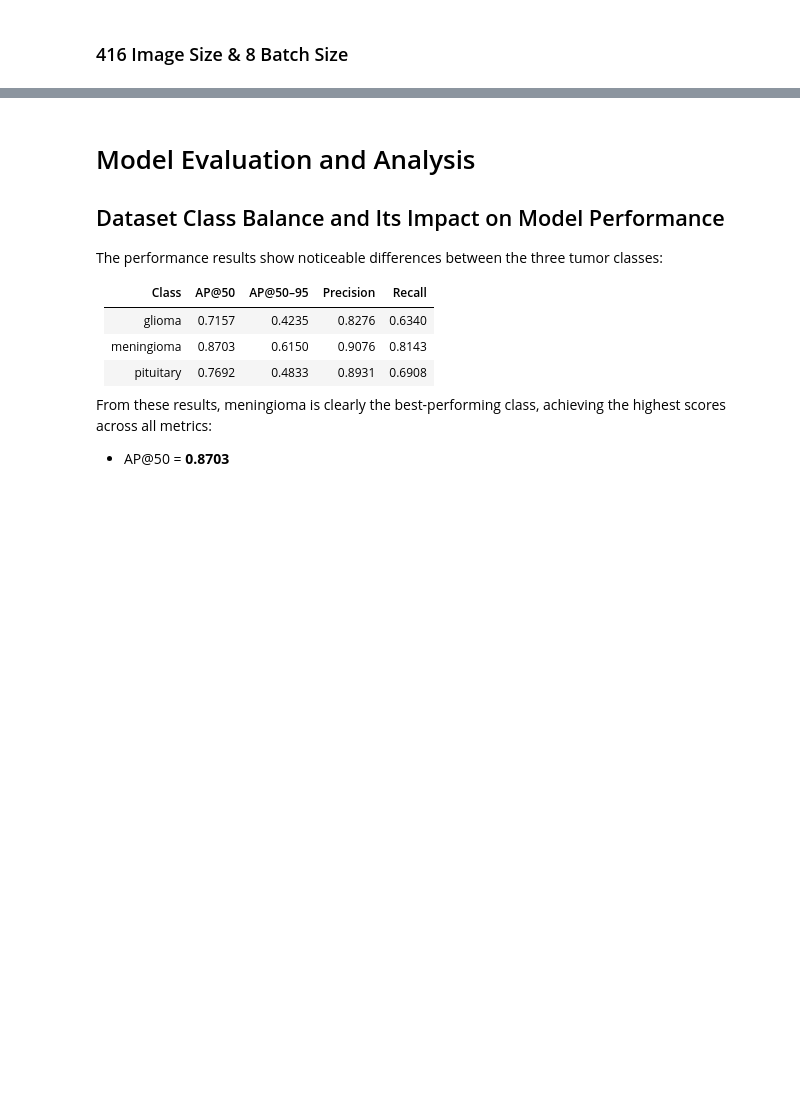
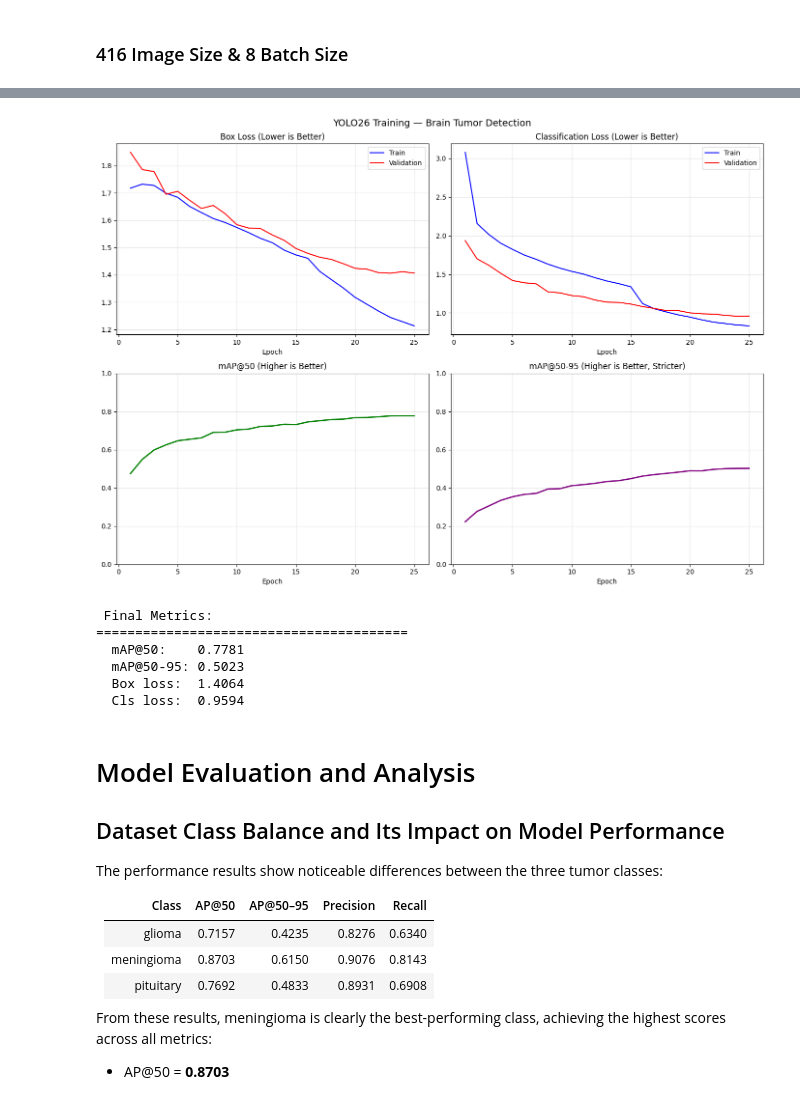
Before and after one commit to Sepehrman/mini-project-7, a Jupyter notebook: notebooks/notebook.ipynb, the cells around one changed output, grey strips where cells are left out. Cells and saved outputs as stored; diff of their text form; code cells hidden in the pictures; blank space fills up the shorter version.

```diff
--- a/notebooks/notebook.ipynb
+++ b/notebooks/notebook.ipynb
@@ -608,7 +606,7 @@ if os.path.exists(results_csv):
     axes[1, 1].set_ylim(0, 1)
     axes[1, 1].grid(True, alpha=0.3)
 
-    plt.suptitle('YOLOv8 Training — Brain Tumor Detection', fontsize=14)
+    plt.suptitle('YOLO26 Training — Brain Tumor Detection', fontsize=14)
     plt.tight_layout()
     plt.show()
 
@@ -879,34 +909,42 @@ if os.path.exists(results_csv):
     axes[0, 1].grid(True, alpha=0.3)
 
     # mAP@50
     axes[1, 0].plot(df['epoch'], df['metrics/mAP50(B)'],
                     color='green', linewidth=2)
     axes[1, 0].set_title('mAP@50 (Higher is Better)')
     axes[1, 0].set_xlabel('Epoch')
     axes[1, 0].set_ylim(0, 1)
     axes[1, 0].grid(True, alpha=0.3)
 
     # mAP@50-95
     axes[1, 1].plot(df['epoch'], df['metrics/mAP50-95(B)'],
                     color='purple', linewidth=2)
     axes[1, 1].set_title('mAP@50-95 (Higher is Better, Stricter)')
     axes[1, 1].set_xlabel('Epoch')
     axes[1, 1].set_ylim(0, 1)
     axes[1, 1].grid(True, alpha=0.3)
 
-    plt.suptitle('YOLOv8 Training — Brain Tumor Detection', fontsize=14)
+    plt.suptitle('YOLO26 Training — Brain Tumor Detection', fontsize=14)
     plt.tight_layout()
     plt.show()
 
     last = df.iloc[-1]
     print("\n Final Metrics:")
     print("=" * 40)
     print(f"  mAP@50:    {last['metrics/mAP50(B)']:.4f}")
     print(f"  mAP@50-95: {last['metrics/mAP50-95(B)']:.4f}")
     print(f"  Box loss:  {last['val/box_loss']:.4f}")
     print(f"  Cls loss:  {last['val/cls_loss']:.4f}")
 else:
     print(" results.csv not found.")
+# %% [output]
+[figure, added]
+ Final Metrics:
+========================================
+  mAP@50:    0.7781
+  mAP@50-95: 0.5023
+  Box loss:  1.4064
+  Cls loss:  0.9594
 # %% [markdown]
 # Model Evaluation and Analysis
 
```
Also changed, not shown: parts of 10 cells of this notebook, 33 other files.
